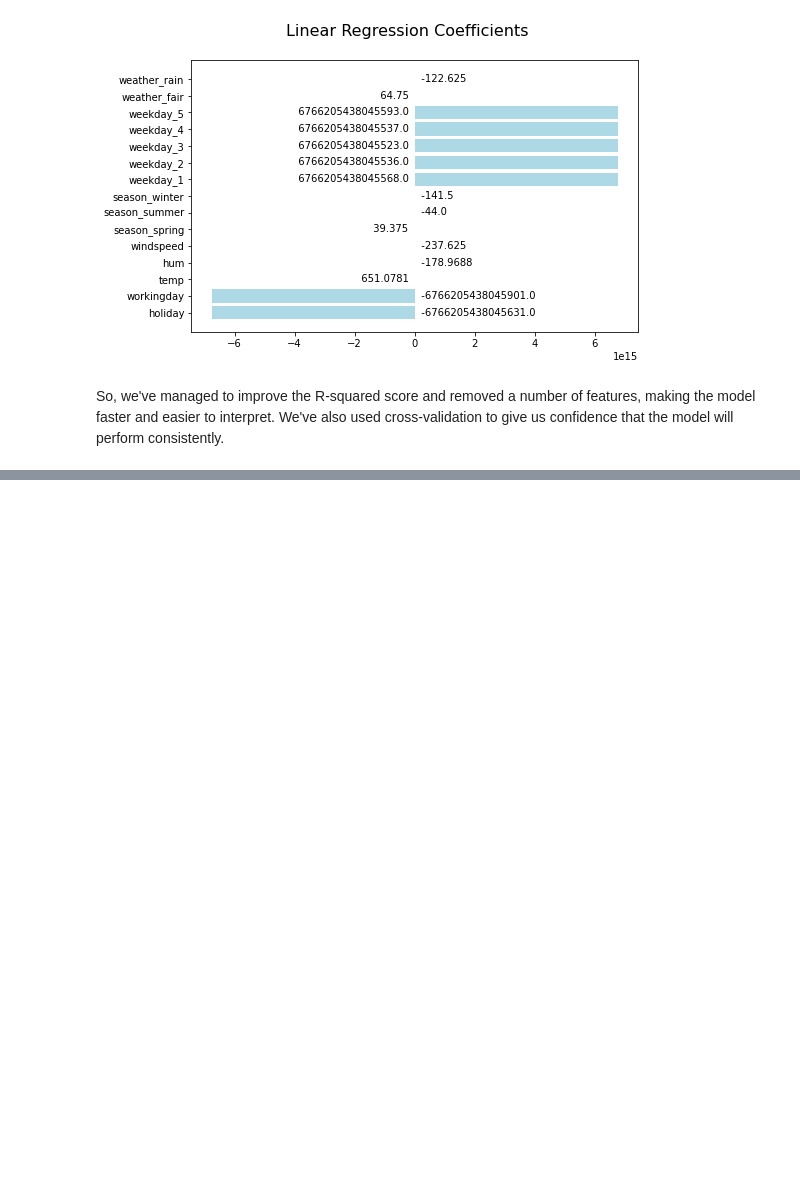
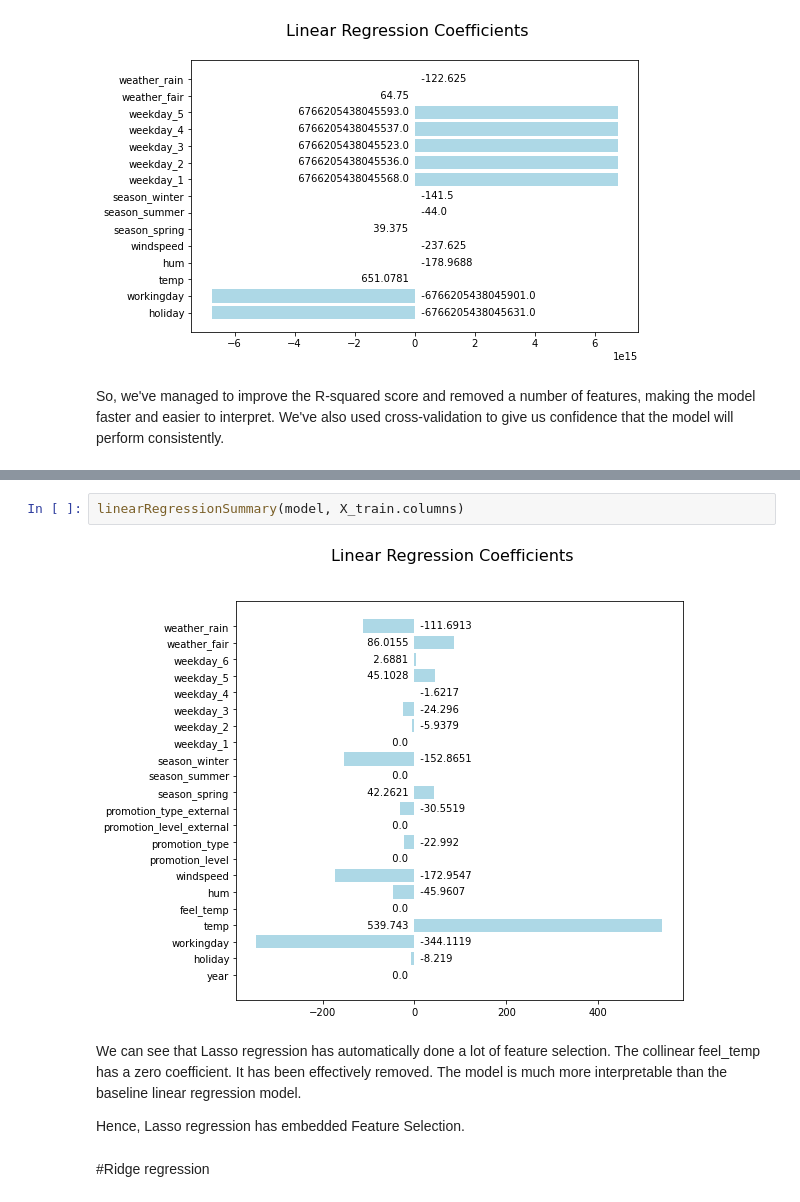
Before and after one commit to InternityFoundation/MachineLearning_vineethm1627, a Jupyter notebook: Day 07/complete_linear_regression.ipynb, the cells around one changed output, grey strips where cells are left out. Cells and saved outputs as stored; diff of their text form; blank space fills up the shorter version.

```diff
--- a/Day 07/complete_linear_regression.ipynb
+++ b/Day 07/complete_linear_regression.ipynb
@@ -470,0 +550,12 @@ So, we've managed to improve the R-squared score and removed a number of feature
+# %%
+linearRegressionSummary(model, X_train.columns)
+# %% [output]
+[figure, added]
+# %% [markdown]
+We can see that Lasso regression has automatically done a lot of feature selection. The collinear feel_temp has a zero coefficient.
+It has been effectively removed.
+The model is much more interpretable than the baseline linear regression model.
+
+Hence, Lasso regression has embedded Feature Selection.
+# %% [markdown]
+#Ridge regression
```
Also changed, not shown: parts of 12 cells of this notebook, 1 other file.
